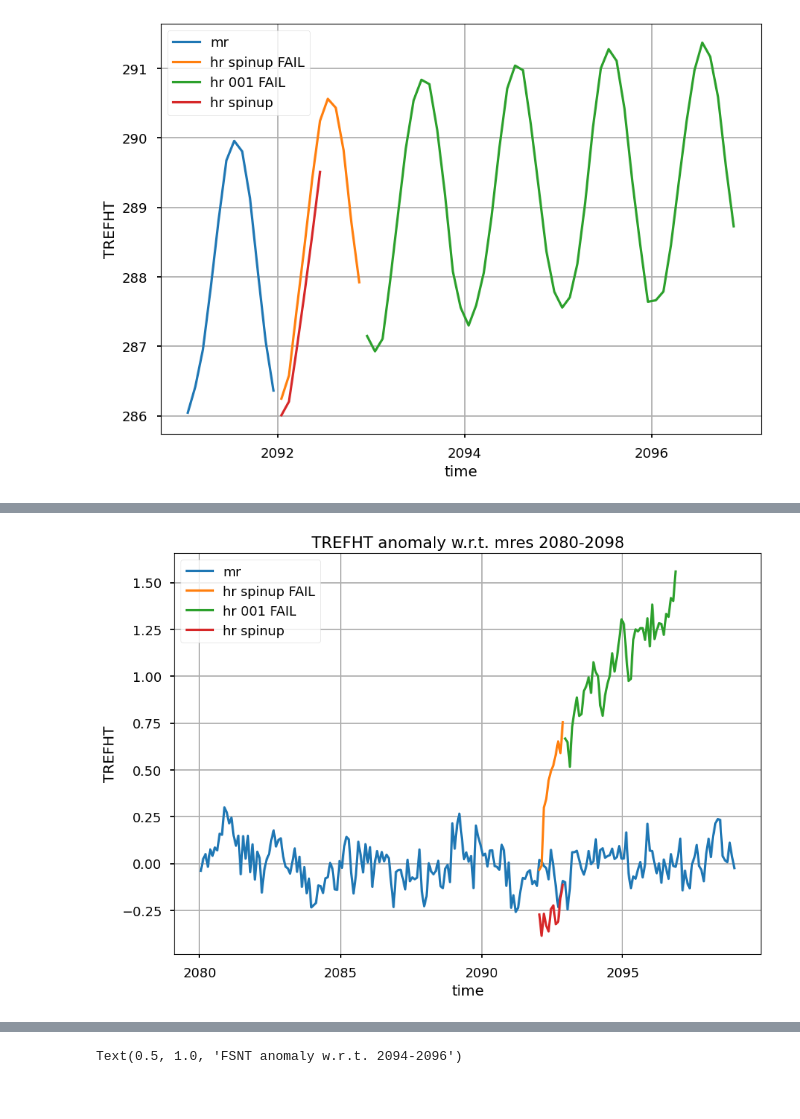
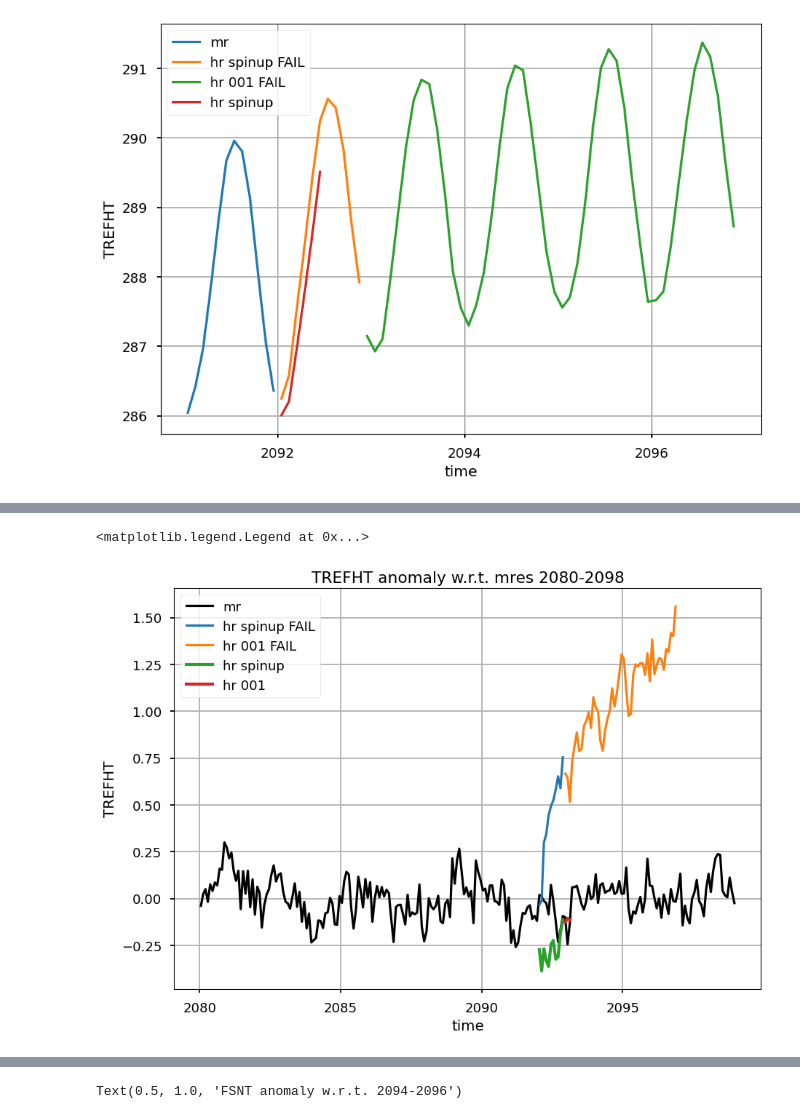
Before and after one commit to JdeJong96/sai-git, a Jupyter notebook: sai/jupyter/hres_check_14aug.ipynb, the cells around one changed output, grey strips where cells are left out. Saved outputs shown, nothing was run; the diff lists cells and outputs as text; code cells hidden in the pictures.

```diff
--- a/sai/jupyter/hres_check_14aug.ipynb
+++ b/sai/jupyter/hres_check_14aug.ipynb
@@ -150,12 +153,14 @@ cam = {
     # 'cnt': shift_time(center_time(xr.open_mfdataset(camc, data_vars='minimal', coords='minimal', compat='override')), ndays=365*1800),
     'cnt': center_time(xr.open_mfdataset(camc, **open_kwargs)),
     'geo': center_time(xr.open_mfdataset(camg, **open_kwargs)),
+    # 'geof': center_time(xr.open_mfdataset(, **open_kwargs)),
     'hr1': center_time(xr.open_mfdataset(camhrg(1), **open_kwargs)),
-    'hr2': center_time(xr.open_mfdataset(camhrg(2), **open_kwargs)),
-    'hr3': center_time(xr.open_mfdataset(camhrg(3), **open_kwargs)),
-    'hr4': center_time(xr.open_mfdataset(camhrg(4), **open_kwargs)),
-    'hr5': center_time(xr.open_mfdataset(camhrg(5), **open_kwargs)),
+    'hr1f': center_time(xr.open_mfdataset(camhrgf(1), **open_kwargs)),
+    #'hr2': center_time(xr.open_mfdataset(camhrg(2), **open_kwargs)),
+    #'hr3': center_time(xr.open_mfdataset(camhrg(3), **open_kwargs)),
+    #'hr4': center_time(xr.open_mfdataset(camhrg(4), **open_kwargs)),
+    #'hr5': center_time(xr.open_mfdataset(camhrg(5), **open_kwargs)),
     'hrs': center_time(xr.open_mfdataset(camhrs, **open_kwargs)),
-    'hrt': center_time(xr.open_mfdataset(camhrt, **open_kwargs))
+    'hrsf': center_time(xr.open_mfdataset(camhrsf, **open_kwargs))
 }
 # %% [output]
@@ -234,19 +232,24 @@ plt.grid()
 # %% [output]
 [figure]
 # %%
-Tgeo = cam['geo'].TREFHT.sel(time=slice('2080',None)).groupby('time.month')
-Tspi = cam['hrs'].TREFHT.groupby('time.month')
-Thr1 = cam['hr1'].TREFHT.groupby('time.month')
-Thrt = cam['hrt'].TREFHT.groupby('time.month')
+%%time
+VAR = 'TREFHT'
 
-Tgeom = cam['geo'].TREFHT.sel(time=slice('2080',None)).groupby('time.month').mean()
-Tgeomi = cam['geo'].TREFHT.sel(time=slice('2080',None)).interp(lat=cam['hrs'].lat, lon=cam['hrs'].lon).groupby('time.month').mean()
+Tgeo = cam['geo'][VAR].sel(time=slice('2080',None)).groupby('time.month')
+Tspi = cam['hrs'][VAR].groupby('time.month')
+Tspif = cam['hrsf'][VAR].groupby('time.month')
+Thr1 = cam['hr1'][VAR].groupby('time.month')
+Thr1f = cam['hr1f'][VAR].groupby('time.month')
 
-wmean((Tgeo - Tgeom), cam['geo'].gw, ('lat','lon')).plot(label='mr')
-wmean(Tspi-Tgeomi, cam['hrs'].gw, ('lat','lon')).plot(label='hr spinup FAIL')
-wmean(Thr1-Tgeomi, cam['hr1'].gw, ('lat','lon')).plot(label='hr 001 FAIL')
-wmean(Thrt-Tgeomi, cam['hrt'].gw, ('lat','lon')).plot(label='hr spinup')
-plt.title('TREFHT anomaly w.r.t. mres 2080-2098')
+Tgeom = cam['geo'][VAR].sel(time=slice('2080',None)).groupby('time.month').mean()
+Tgeomi = cam['geo'][VAR].sel(time=slice('2080',None)).interp(lat=cam['hrs'].lat, lon=cam['hrs'].lon).groupby('time.month').mean()
+
+wmean(Tgeo-Tgeom, cam['geo'].gw, ('lat','lon')).plot(label='mr', c='k')
+wmean(Tspif-Tgeomi, cam['hrsf'].gw, ('lat','lon')).plot(label='hr spinup FAIL')
+wmean(Thr1f-Tgeomi, cam['hr1f'].gw, ('lat','lon')).plot(label='hr 001 FAIL')
+wmean(Tspi-Tgeomi, cam['hrs'].gw, ('lat','lon')).plot(label='hr spinup', lw=3)
+wmean(Thr1-Tgeomi, cam['hr1'].gw, ('lat','lon')).plot(label='hr 001', lw=3)
+plt.title(f'{VAR} anomaly w.r.t. mres 2080-2098')
 plt.grid()
 plt.legend()
 # %% [output]
@@ -254,4 +258,5 @@ plt.legend()
+<matplotlib.legend.Legend at 0x...>
-[figure, old version]
+[figure, new version]
 # %%
 %%time
 VAR = 'FSNT'
```
Also changed, not shown: parts of 20 cells of this notebook.
